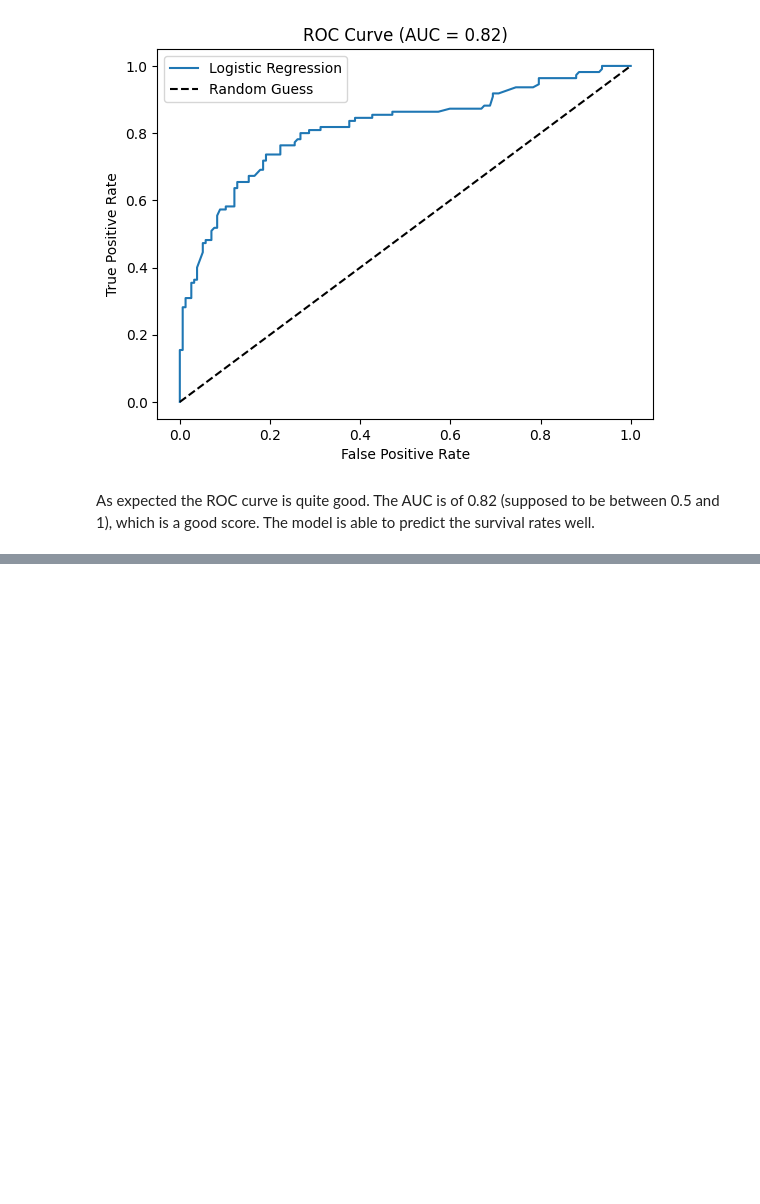
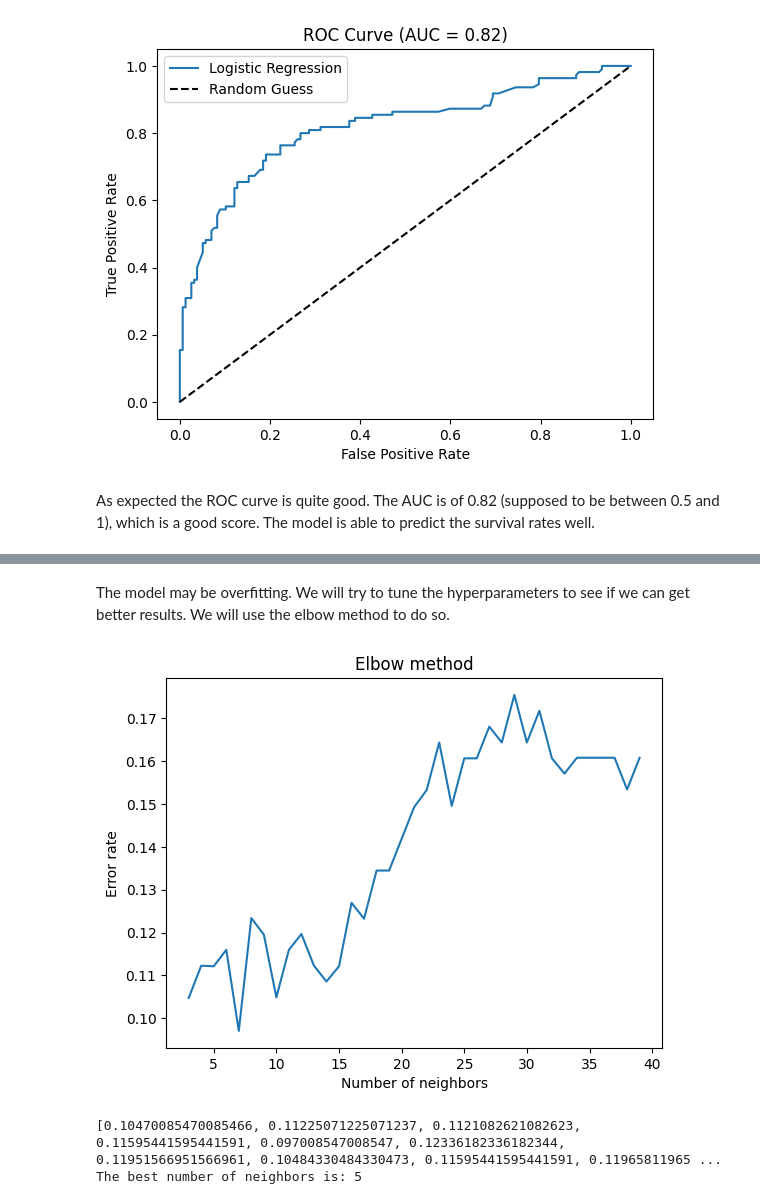
Before and after one commit to Gdeterline/Titanic_Survival_Prediction, a Jupyter notebook: main.ipynb, the cells around one changed output, grey strips where cells are left out. Drawn from its saved outputs; the diff is of its cells as text; code cells hidden in the pictures; blank space fills up the shorter version.

```diff
--- a/main.ipynb
+++ b/main.ipynb
@@ -464,0 +506,29 @@ Before moving on to the next model, let's do two things to improve the model:
+# %% [markdown]
+The model may be overfitting. We will try to tune the hyperparameters to see if we can get better results.
+We will use the elbow method to do so.
+# %%
+# Elbow method to find the best number of neighbors
+from sklearn.model_selection import cross_val_score
+
+error_rate = []
+
+for i in range(3,40):
+
+    knn = KNeighborsClassifier(n_neighbors=i)
+    score = cross_val_score(knn, x_test, y_test_knn_prediction, cv=10)
+    error_rate.append(1-score.mean())
+
+plt.plot(range(3, 40), error_rate)
+plt.xlabel('Number of neighbors')
+plt.ylabel('Error rate')
+plt.title('Elbow method')
+plt.savefig("./data_analysis_plots/knn_elbow_method")
+plt.show()
+# %% [output]
+[figure, added]
+# %%
+print(error_rate)
+print("The best number of neighbors is: " + str(error_rate.index(min(error_rate)) + 1))
+# %% [output]
+[0.10470085470085466, 0.11225071225071237, 0.1121082621082623, 0.11595441595441591, 0.097008547008547, 0.12336182336182344, 0.11951566951566961, 0.10484330484330473, 0.11595441595441591, 0.11965811965 ...
+The best number of neighbors is: 5
```
Also changed, not shown: parts of 8 cells of this notebook, 3 other files.
